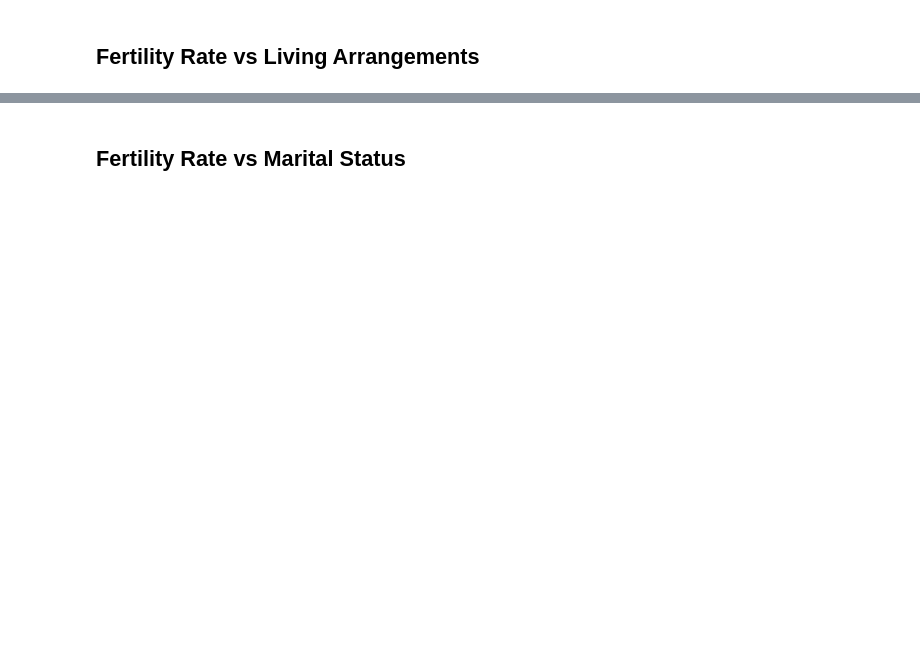
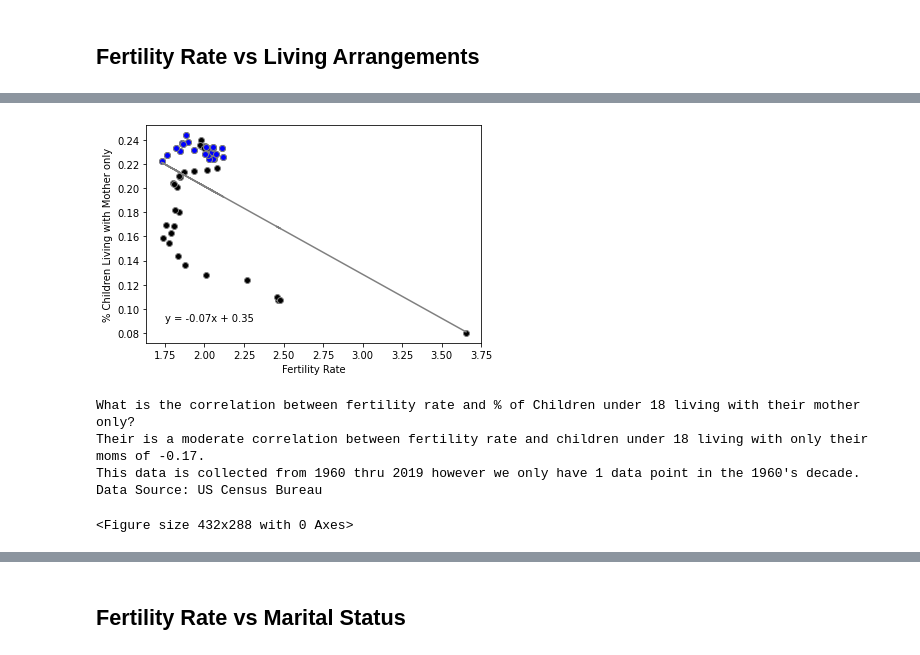
Before and after one commit to vlee2020/UCI-Project1-Group5, a Jupyter notebook: team5.ipynb, the cells around one changed output, grey strips where cells are left out. Saved outputs shown, nothing was run; the diff lists cells and outputs as text; code cells hidden in the pictures; blank space fills up the shorter version.

```diff
--- a/team5.ipynb
+++ b/team5.ipynb
@@ -46,8 +63,19 @@ living_arrangements_df = pd.read_csv(living_arrangements_path).dropna()
 # Merge with fertility rates
 merge_living_df = pd.merge(fertility_rate_df, living_arrangements_df, on = "Year", how = "outer").dropna()
 
-# Print, display, export options
-print(f'{len(merge_living_df)} records')
-# merge_living_df.head()
-# merge_living_df.to_csv("Output/living_arrangements.csv", index=False, header=True)
+# Add additional columns, format...
+other_ttl = merge_living_df['father_only'] + merge_living_df['other_relatives'] + merge_living_df['non_relatives']
+merge_living_df['other']= other_ttl
+
+pct_mother_only = (merge_living_df['mother_only'] / merge_living_df['under_18']).astype(float)
+pct_two_parents = (merge_living_df['two_parents'] / merge_living_df['under_18']).astype(float)
+pct_other = (merge_living_df['other'] / merge_living_df['under_18']).astype(float)
+
+merge_living_df['pct_mother_only']= pct_mother_only.astype(float)
+merge_living_df['pct_two_parents']= pct_two_parents.astype(float)
+merge_living_df['pct_other']= pct_other.astype(float)
+
+merge_living_df.head()
+
+#.map("{:,.0%}".format)
 # %% [output]
@@ -108,0 +88,49 @@ plt.show()
+# %%
+# Living Arrangements Scatter Chart (Population Set)
+
+# Variables to Compare
+x_values = merge_living_df['fertility_rate']
+y_values = merge_living_df['pct_mother_only']
+
+# Scatter Chart
+plt.scatter(x_values, y_values, marker="o", facecolors="black", edgecolors="gray")
+
+# Linear Regression Line
+(slope, intercept, rvalue, pvalue, stderr) = linregress(x_values, y_values)
+regress_values = x_values * slope + intercept
+line_eq = "y = " + str(round(slope,2)) + "x + " + str(round(intercept,2))
+plt.plot(x_values,regress_values,"r-", color = "gray")
+plt.annotate(line_eq,(1.75,.09),fontsize=10,color="black")
+
+# Sample Population
+sample_df = merge_living_df[-20:]
+
+# Variables to Compare
+x_values = sample_df['fertility_rate']
+y_values = sample_df['pct_mother_only']
+
+# Scatter Chart
+plt.scatter(x_values, y_values, marker="o", facecolors="blue", edgecolors="gray")
+
+
+
+# Labels and Display
+plt.xlabel('Fertility Rate')
+plt.ylabel('% Children Living with Mother only')
+plt.show()
+
+plt.savefig('Output\ScatterPlot_MotherOnlyLiving.png')
+
+# Correlation Coefficient
+correlation = st.pearsonr(x_values, y_values)
+print(f"What is the correlation between fertility rate and % of Children under 18 living with their mother only?")
+print(f"Their is a moderate correlation between fertility rate and children under 18 living with only their moms of {round(correlation[0],2)}.")
+print(f"This data is collected from 1960 thru 2019 however we only have 1 data point in the 1960's decade.")
+print(f"Data Source: US Census Bureau")
+# %% [output]
+[figure, added]
+What is the correlation between fertility rate and % of Children under 18 living with their mother only?
+Their is a moderate correlation between fertility rate and children under 18 living with only their moms of -0.17.
+This data is collected from 1960 thru 2019 however we only have 1 data point in the 1960's decade.
+Data Source: US Census Bureau
+<Figure size 432x288 with 0 Axes>
```
Also changed, not shown: parts of 13 cells of this notebook.
